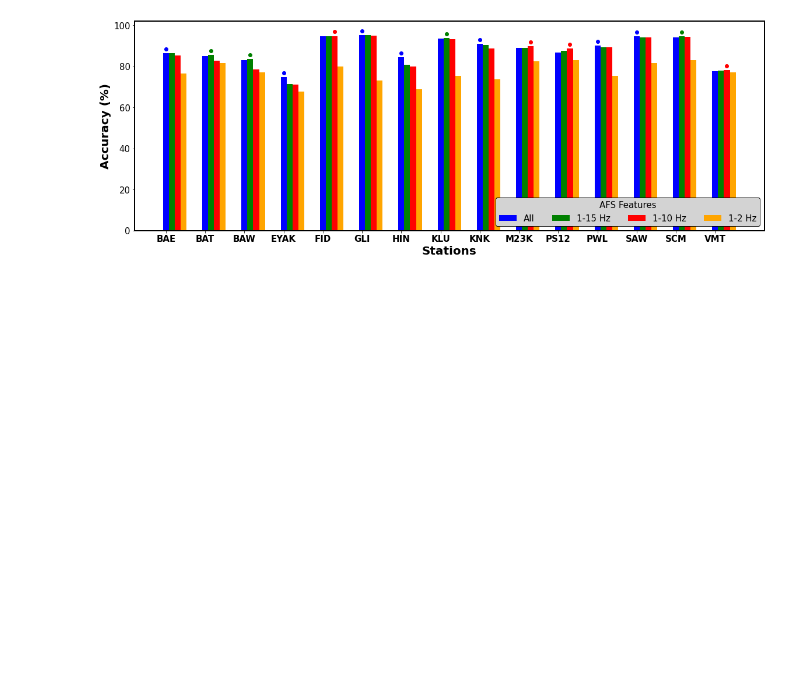
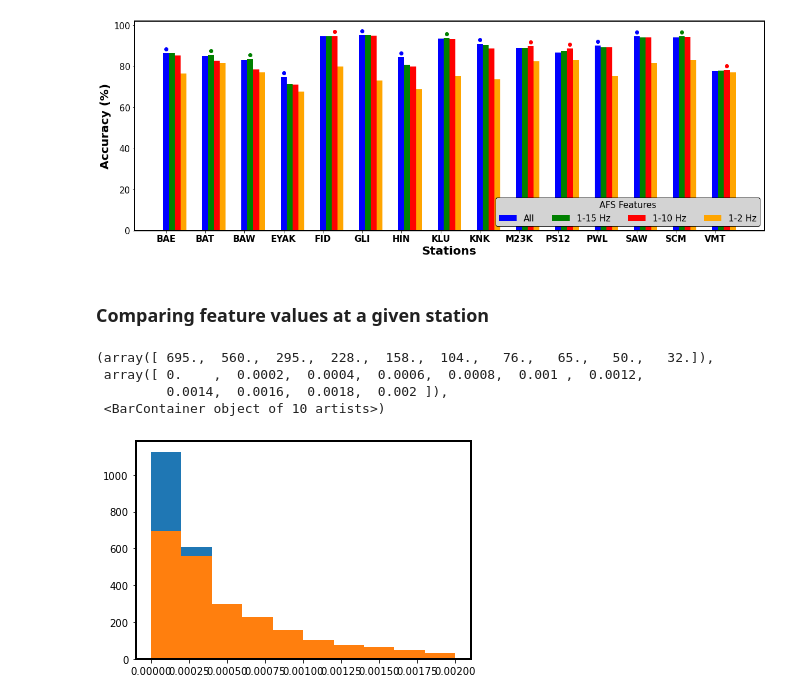
Before and after one commit to Akashkharita/Kharita_et_al_2024_Icequakes, a Jupyter notebook: AK_Feature_Importances_and_Selection.ipynb, the cells around one changed output. Saved outputs shown, nothing was run; the diff lists cells and outputs as text; code cells hidden in the pictures; blank space fills up the shorter version.

```diff
--- a/AK_Feature_Importances_and_Selection.ipynb
+++ b/AK_Feature_Importances_and_Selection.ipynb
@@ -419,3 +417,23 @@ ax.legend(ncol=4, fontsize=15, loc='lower right', framealpha=1, facecolor='light
 # %% [output]
 <matplotlib.legend.Legend at 0x...>
 [figure]
+# %% [markdown]
+### Comparing feature values at a given station
+# %%
+station = 'SCM'
+X = np.loadtxt("/home/aakash/Desktop/Reference_Papers/Icequakes_Vs_Tectonicquakes/spectrum_features/"+station+".txt")
+y = np.loadtxt("/home/aakash/Desktop/Reference_Papers/Icequakes_Vs_Tectonicquakes/spectrum_features/"+station+"_labels.txt")
+# %%
+X1 = X[:,600] ## All the AFS values at frequency = 2
+# %%
+X1_ice = X1[np.where(y==1)[0]]
+X1_earth = X1[np.where(y==0)[0]]
+# %%
+plt.hist(X1_earth, bins=10, range=[0, 0.002])
+plt.hist(X1_ice, bins=10, range=[0, 0.002])
+# %% [output]
+(array([ 695.,  560.,  295.,  228.,  158.,  104.,   76.,   65.,   50.,   32.]),
+ array([ 0.    ,  0.0002,  0.0004,  0.0006,  0.0008,  0.001 ,  0.0012,
+         0.0014,  0.0016,  0.0018,  0.002 ]),
+ <BarContainer object of 10 artists>)
+[figure, added]
```
Also changed, not shown: parts of 5 cells of this notebook.
